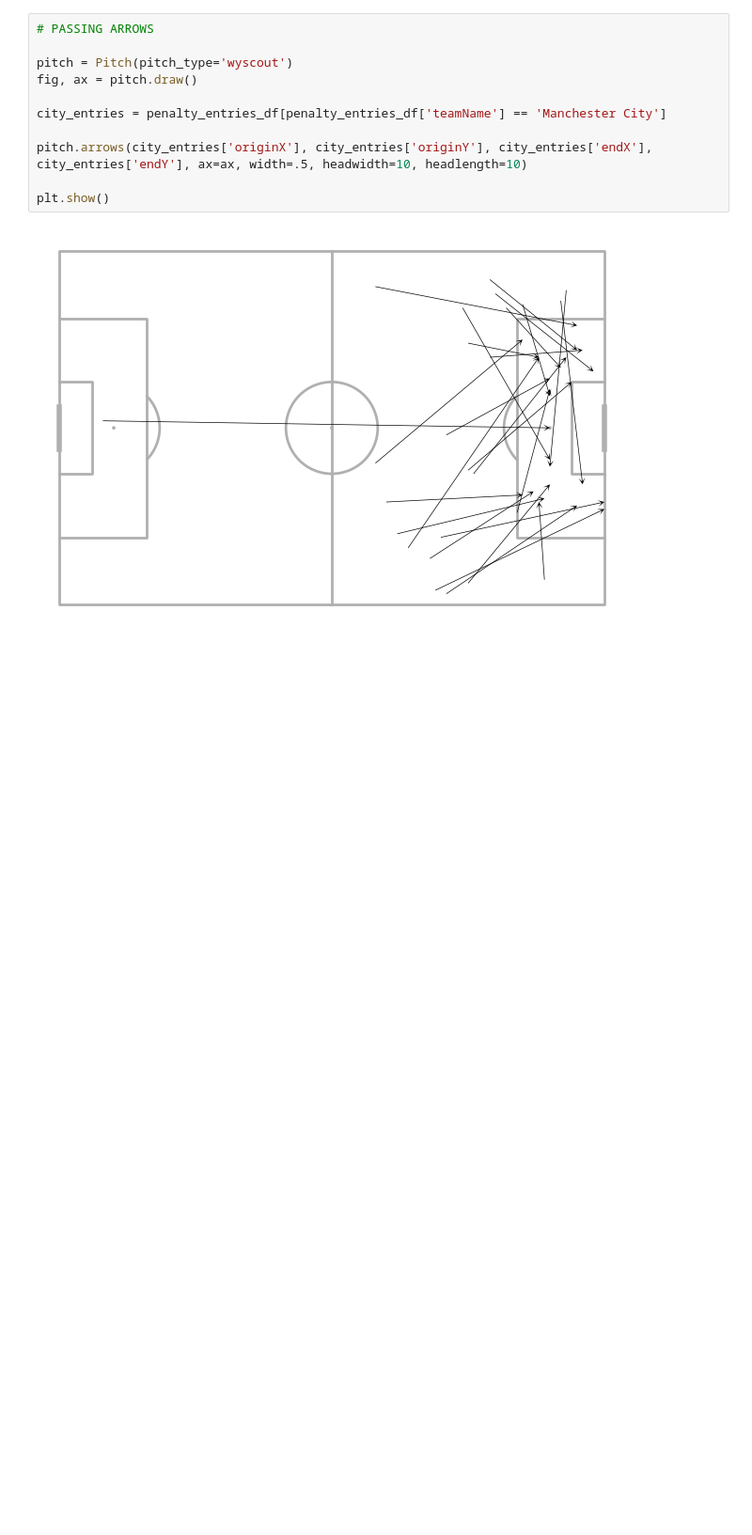
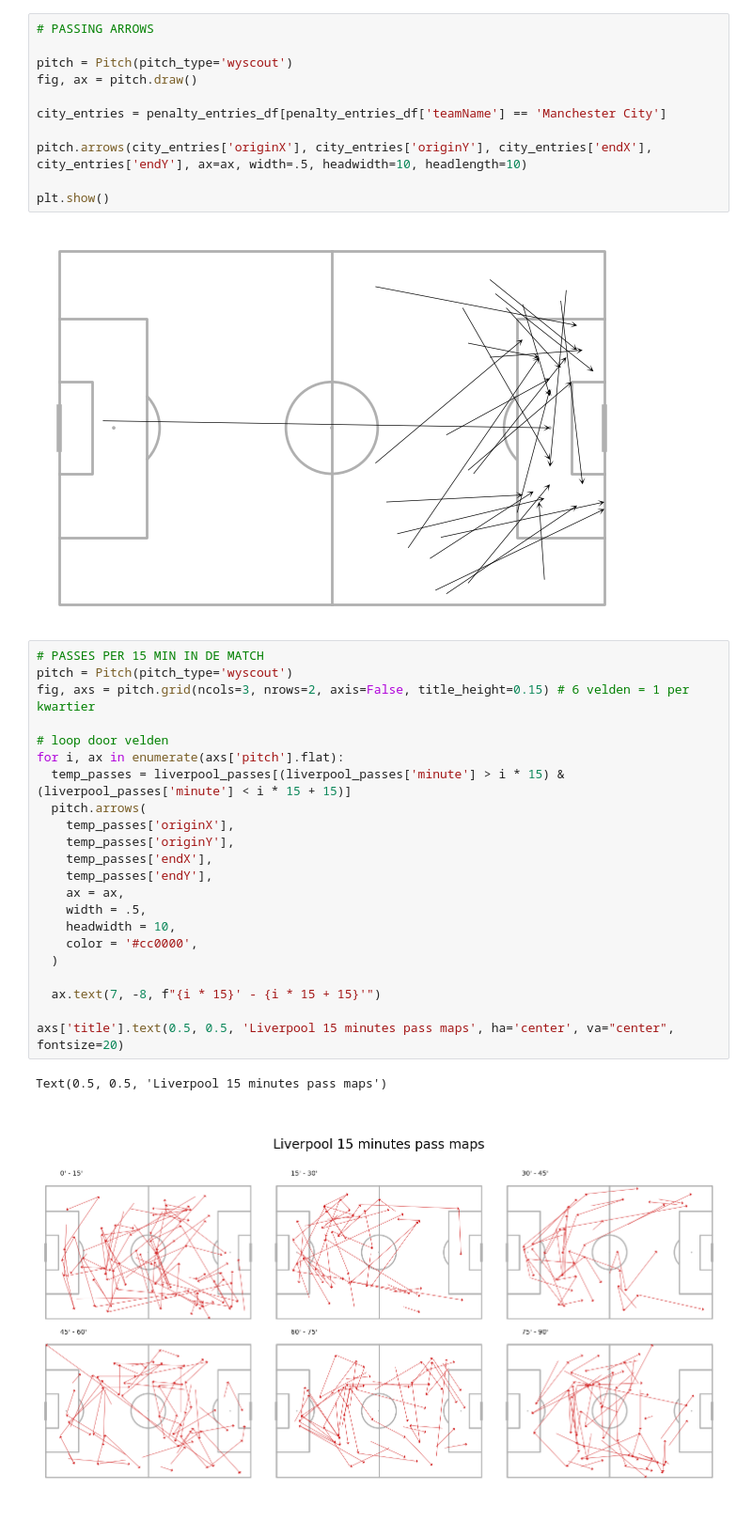
Before and after one commit to MarijnSt/intro-to-match-analysis, a Jupyter notebook: analysis.ipynb, the cells around one changed output. Shown: that part at 94% size. Cells and saved outputs as stored; diff of their text form; blank space fills up the shorter version.

Commit message:
pass maps per 15 minutes

```diff
--- a/analysis.ipynb
+++ b/analysis.ipynb
@@ -193,3 +193,28 @@ pitch.arrows(city_entries['originX'], city_entries['originY'], city_entries['end
 plt.show()
 # %% [output]
 [figure]
+# %%
+# PASSES PER 15 MIN IN DE MATCH
+pitch = Pitch(pitch_type='wyscout')
+fig, axs = pitch.grid(ncols=3, nrows=2, axis=False, title_height=0.15) # 6 velden = 1 per kwartier
+
+# loop door velden
+for i, ax in enumerate(axs['pitch'].flat):
+  temp_passes = liverpool_passes[(liverpool_passes['minute'] > i * 15) & (liverpool_passes['minute'] < i * 15 + 15)]
+  pitch.arrows(
+    temp_passes['originX'],
+    temp_passes['originY'],
+    temp_passes['endX'],
+    temp_passes['endY'],
+    ax = ax,
+    width = .5,
+    headwidth = 10,
+    color = '#cc0000',
+  )
+
+  ax.text(7, -8, f"{i * 15}' - {i * 15 + 15}'")
+
+axs['title'].text(0.5, 0.5, 'Liverpool 15 minutes pass maps', ha='center', va="center", fontsize=20)
+# %% [output]
+Text(0.5, 0.5, 'Liverpool 15 minutes pass maps')
+[figure, added]
```
